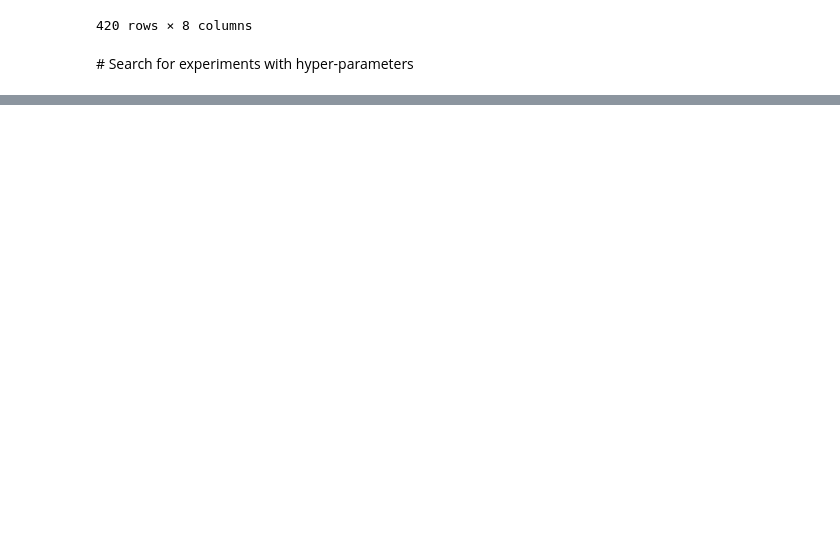
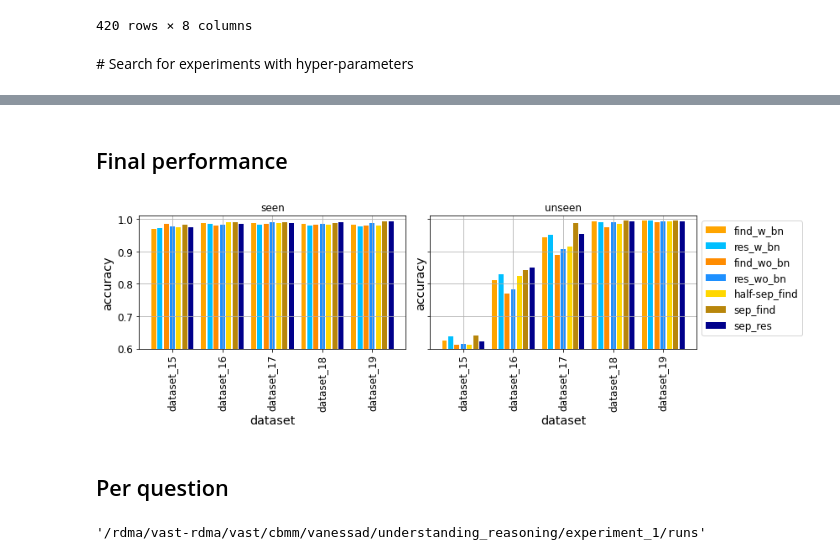
Before and after one commit to vanessadamario/understanding_reasoning, a Jupyter notebook: experiment_1/viz_experiments.ipynb, the cells around one changed output, grey strips where cells are left out. Drawn from its saved outputs; the diff is of its cells as text; code cells hidden in the pictures; blank space fills up the shorter version.

```diff
--- a/experiment_1/viz_experiments.ipynb
+++ b/experiment_1/viz_experiments.ipynb
@@ -302,0 +348,46 @@ plt.close()
+# %% [markdown]
+## Final performance
+# %%
+temp = False
+seen_test, index_best_seen = eval_accuracy(dataset_id,
+                                           exp_case=experiment_case,
+                                           temp=temp,
+                                           flag_seen_valid=True,
+                                           flag_seen_test=True)
+
+unseen_test, _ = eval_accuracy(dataset_id,
+                               exp_case=experiment_case,
+                               temp=temp,
+                               flag_seen_valid=True,
+                               flag_seen_test=False)
+
+n_mts = len(method_names)
+n_data = dataset_id.size
+fig, ax = plt.subplots(figsize=(12, 4), sharey=True, ncols=2)
+color_list = ["orange", "deepskyblue",
+              "darkorange", "dodgerblue",
+              "gold", "darkgoldenrod",
+              "darkblue"]
+
+for j, metr_ in enumerate([seen_test, unseen_test]):
+    for i, key_ in enumerate(method_names):
+        ax[j].bar([n_mts*(k_)+i + k_ for k_ in range(n_data)],
+                   metr_[:, i], color=color_list[i], label=key_)
+    ax[j].set_ylabel('accuracy', fontsize='x-large')
+    ax[j].set_xticks([len(mlist)*k_+len(mlist)//2+k_ for k_ in range(len(dlist))])
+    ax[j].set_xticklabels(dlist, rotation=90)
+    ax[j].set_xlabel('dataset', fontsize='x-large')
+    ax[j].grid()
+    ax[j].set_ylim([0.6,1.01])
+
+ax[0].set_title('seen')
+ax[1].set_title('unseen')
+ax[1].legend(fontsize="large", bbox_to_anchor=(1, 1), loc='upper left')
+
+plt.tight_layout()
+plt.show()
+plt.close()
+# %% [output]
+[figure, added]
+# %% [markdown]
+## Per question
@@ -302,0 +436,4 @@ plt.close()
+# %%
+pwd
+# %% [output]
+'/rdma/vast-rdma/vast/cbmm/vanessad/understanding_reasoning/experiment_1/runs'
```
Also changed, not shown: parts of 24 cells of this notebook.
